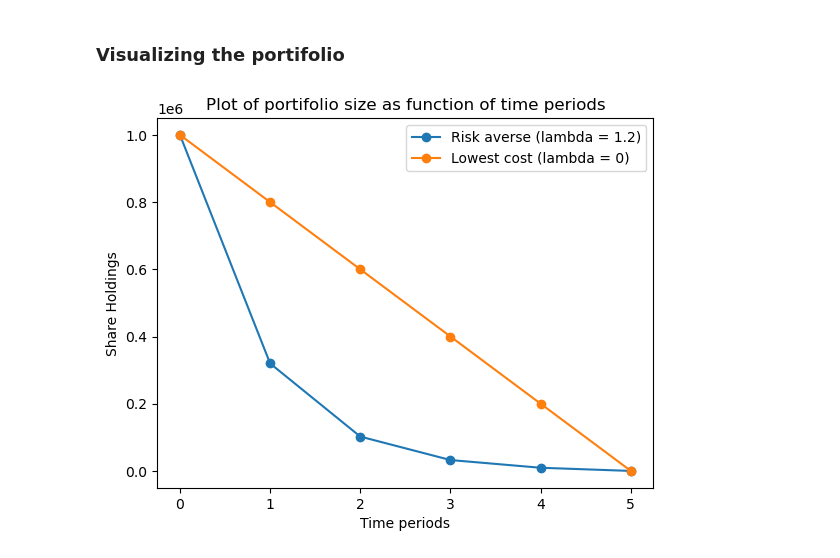
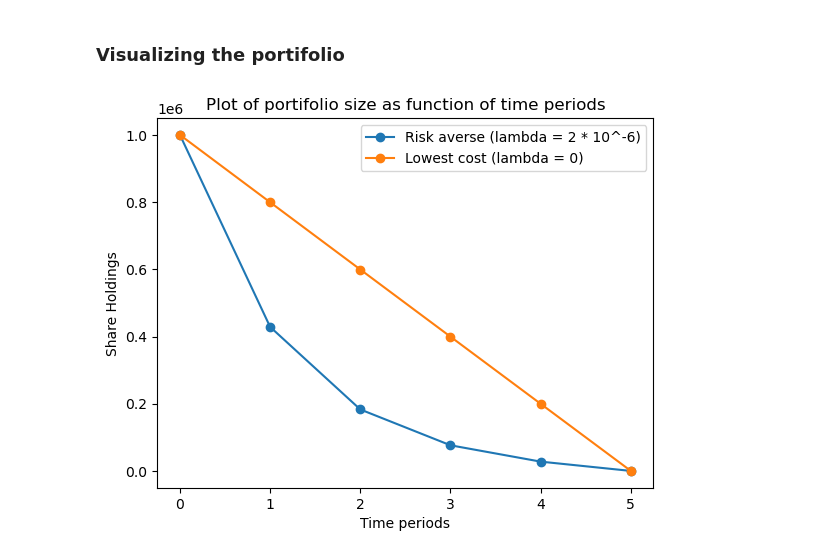
Before and after one commit to nicolassinott/HFT, a Jupyter notebook: Optimal Execution/simulation.ipynb, the cells around one changed output. Cells and saved outputs as stored; diff of their text form; code cells hidden in the pictures.

```diff
--- a/Optimal Execution/simulation.ipynb
+++ b/Optimal Execution/simulation.ipynb
@@ -273,7 +273,8 @@ def optimal_allocation(
     portifolio_size = np.zeros(N)
 
     tau = T / N
-    k = (lamb * sigma**2) / (1 - (gamma*tau)/(2*eta))
+    k_tilde2 = (lamb * sigma**2) / (eta * (1 - (gamma*tau)/(2*eta)))
+    k = np.arccosh(1 + (tau**2 / 2) * k_tilde2) / tau
 
     ts = np.arange(1,N+1) * tau
     Vcompute_xs = np.vectorize(lambda x : compute_xs(X,T,x,k))
@@ -286,16 +287,16 @@ def optimal_allocation(
 # %%
 portifolio_size = np.ones(N+1) * X
 portifolio_size_neutral = np.ones(N+1) * X
 
-portifolio_size[1:] = optimal_allocation(X,gamma,eps,eta,T,N,1.2)
-portifolio_size_neutral[1:] = optimal_allocation(X,gamma,eps,eta,T,N,0.01)
+portifolio_size[1:] = optimal_allocation(X,gamma,eps,eta,T,N,2*1e-6)
+portifolio_size_neutral[1:] = optimal_allocation(X,gamma,eps,eta,T,N,1e-9)
 
 plt.plot(portifolio_size, linestyle = '-', marker = 'o')
 plt.plot(portifolio_size_neutral, marker = 'o')
 plt.title('Plot of portifolio size as function of time periods')
-plt.legend(['Risk averse (lambda = 1.2)', 'Lowest cost (lambda = 0)'])
+plt.legend(['Risk averse (lambda = 2 * 10^-6)', 'Lowest cost (lambda = 0)'])
 plt.xlabel('Time periods')
 plt.ylabel('Share Holdings')
 plt.show()
 # %% [output]
-[figure, old version]
+[figure, new version]
```
